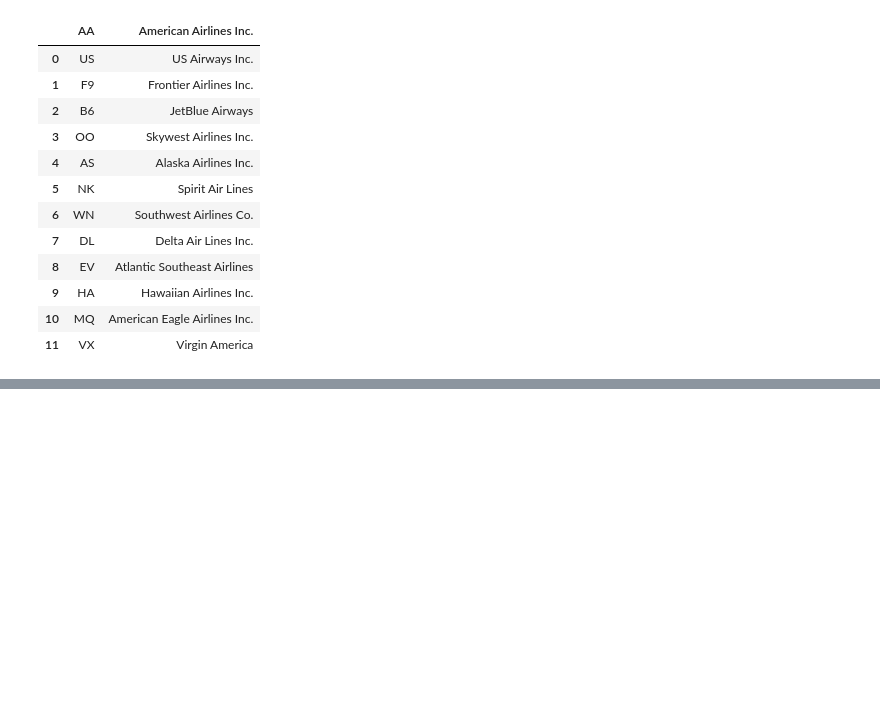
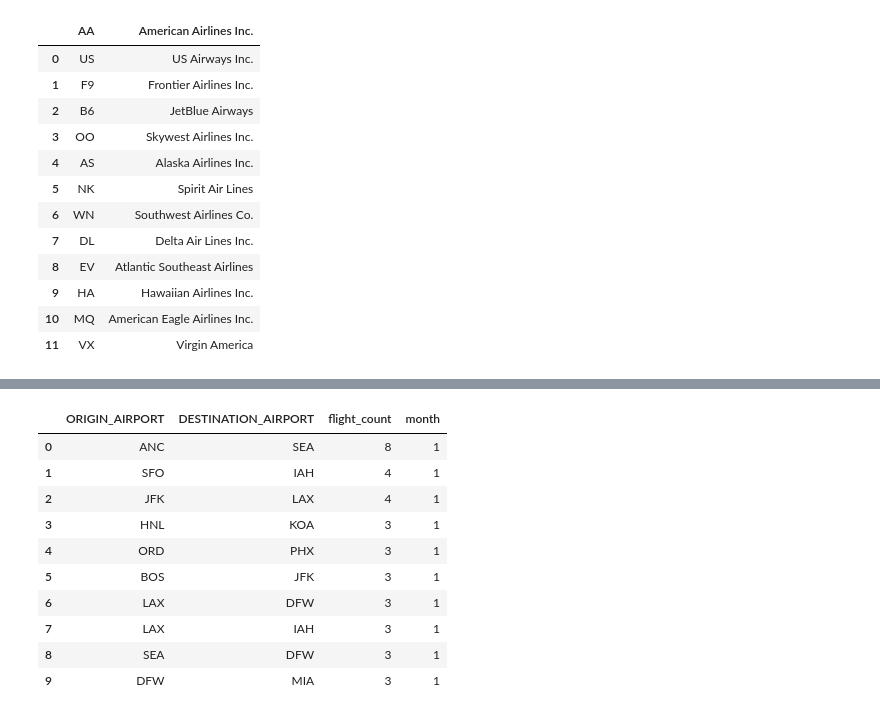
Before and after one commit to pranamg/duckdb-up-and-running, a Jupyter notebook: Chapter_2.ipynb, the cells around one changed output, grey strips where cells are left out. Cells and saved outputs as stored; diff of their text form; code cells hidden in the pictures; blank space fills up the shorter version.

```diff
--- a/Chapter_2.ipynb
+++ b/Chapter_2.ipynb
@@ -547,0 +575,22 @@ conn.close()
+# %%
+# identify the top origin airport and destination airport pairs by month
+display(conn.execute('''
+  SELECT
+    ORIGIN_AIRPORT, DESTINATION_AIRPORT, COUNT(*) AS flight_count, MONTH AS month
+  FROM flights
+  GROUP BY ORIGIN_AIRPORT, DESTINATION_AIRPORT, month
+  ORDER BY flight_count DESC
+  LIMIT 10;
+''').df())
+# %% [output]
+|  | ORIGIN_AIRPORT | DESTINATION_AIRPORT | flight_count | month |
+| 0 | ANC | SEA | 8 | 1 |
+| 1 | SFO | IAH | 4 | 1 |
+| 2 | JFK | LAX | 4 | 1 |
+| 3 | HNL | KOA | 3 | 1 |
+| 4 | ORD | PHX | 3 | 1 |
+| 5 | BOS | JFK | 3 | 1 |
+| 6 | LAX | DFW | 3 | 1 |
+| 7 | LAX | IAH | 3 | 1 |
+| 8 | SEA | DFW | 3 | 1 |
+| 9 | DFW | MIA | 3 | 1 |
```
Also changed, not shown: parts of 2 cells of this notebook, 2 other files.
